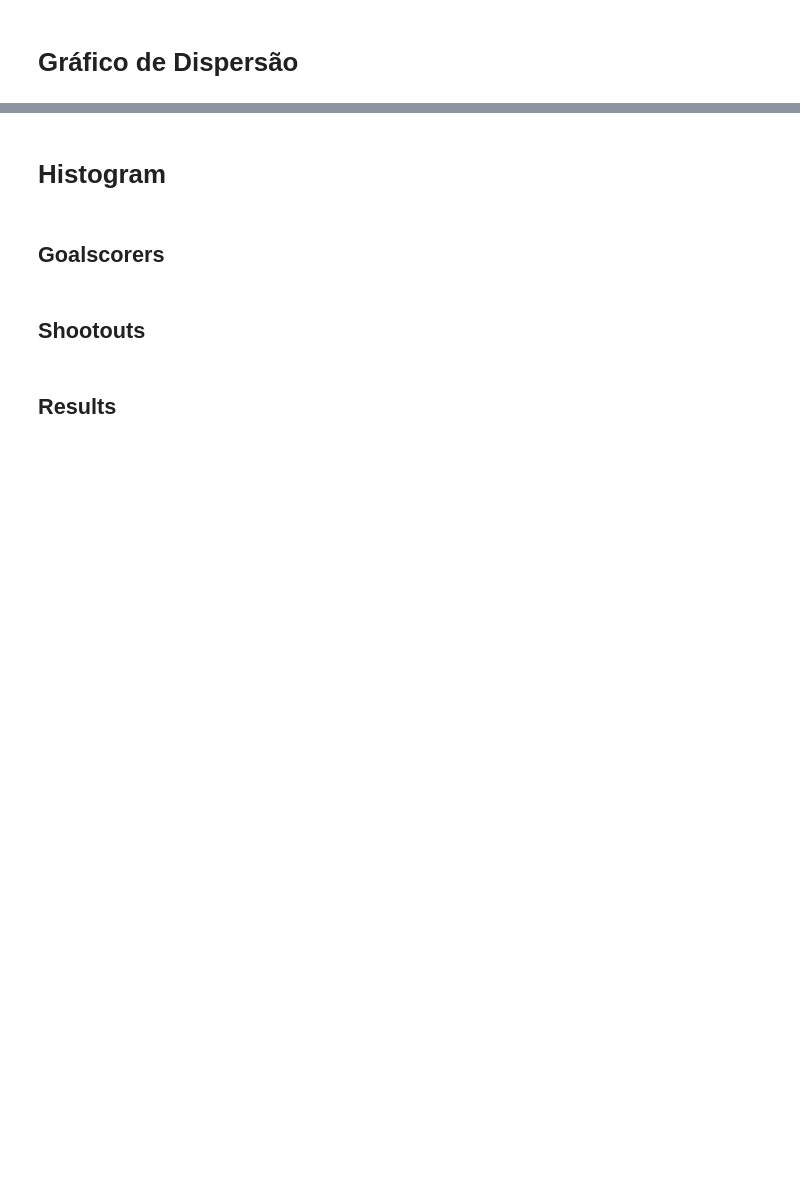
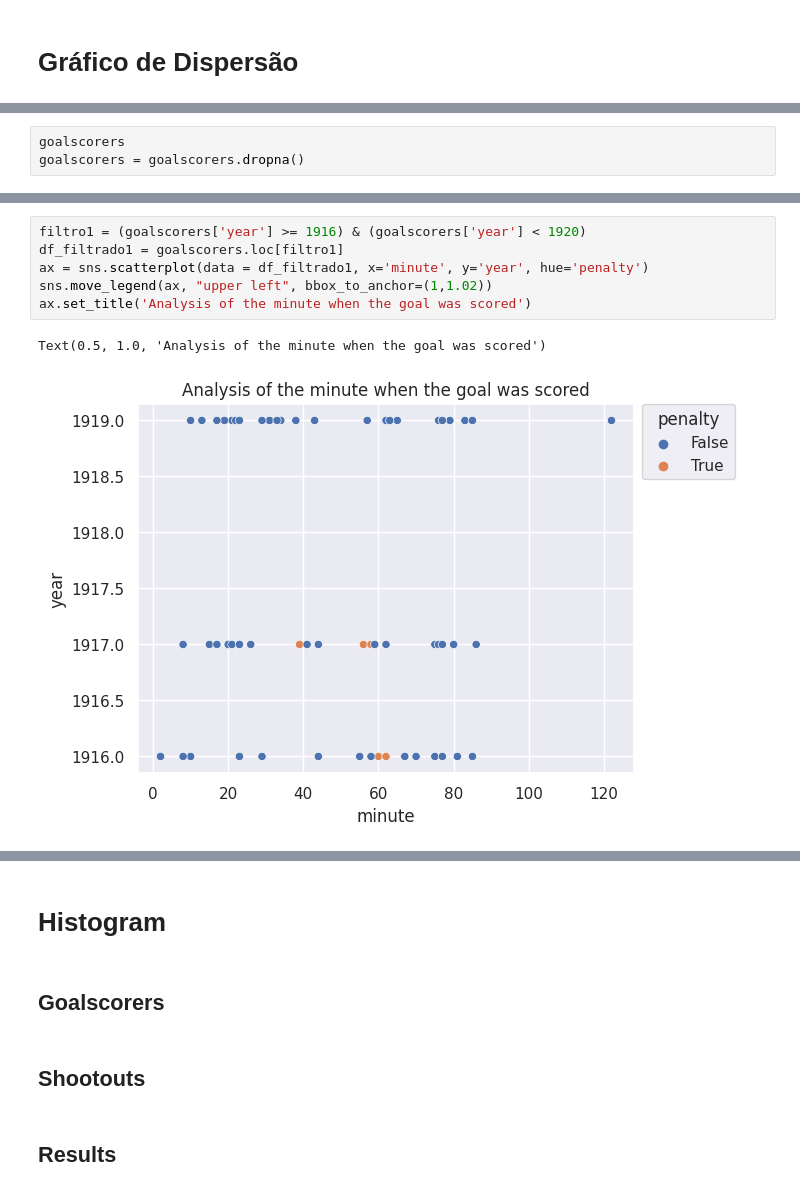
Before and after one commit to ryann-arruda/python-data-analysis, a Jupyter notebook: Data_Visualization.ipynb, the cells around one changed output, grey strips where cells are left out. Saved outputs shown, nothing was run; the diff lists cells and outputs as text; blank space fills up the shorter version.

Commit message:
feat: Adding new visualizations
Scatter plots of results and goalscorers

```diff
--- a/Data_Visualization.ipynb
+++ b/Data_Visualization.ipynb
@@ -264,0 +260,3 @@ country_ranking[['country', 2023, 'confederation', 'code']].head()
+# %%
+goalscorers
+goalscorers = goalscorers.dropna()
@@ -264,0 +275,9 @@ country_ranking[['country', 2023, 'confederation', 'code']].head()
+# %%
+filtro1 = (goalscorers['year'] >= 1916) & (goalscorers['year'] < 1920)
+df_filtrado1 = goalscorers.loc[filtro1]
+ax = sns.scatterplot(data = df_filtrado1, x='minute', y='year', hue='penalty')
+sns.move_legend(ax, "upper left", bbox_to_anchor=(1,1.02))
+ax.set_title('Analysis of the minute when the goal was scored')
+# %% [output]
+Text(0.5, 1.0, 'Analysis of the minute when the goal was scored')
+[figure, added]
```
Also changed, not shown: parts of 19 cells of this notebook.
